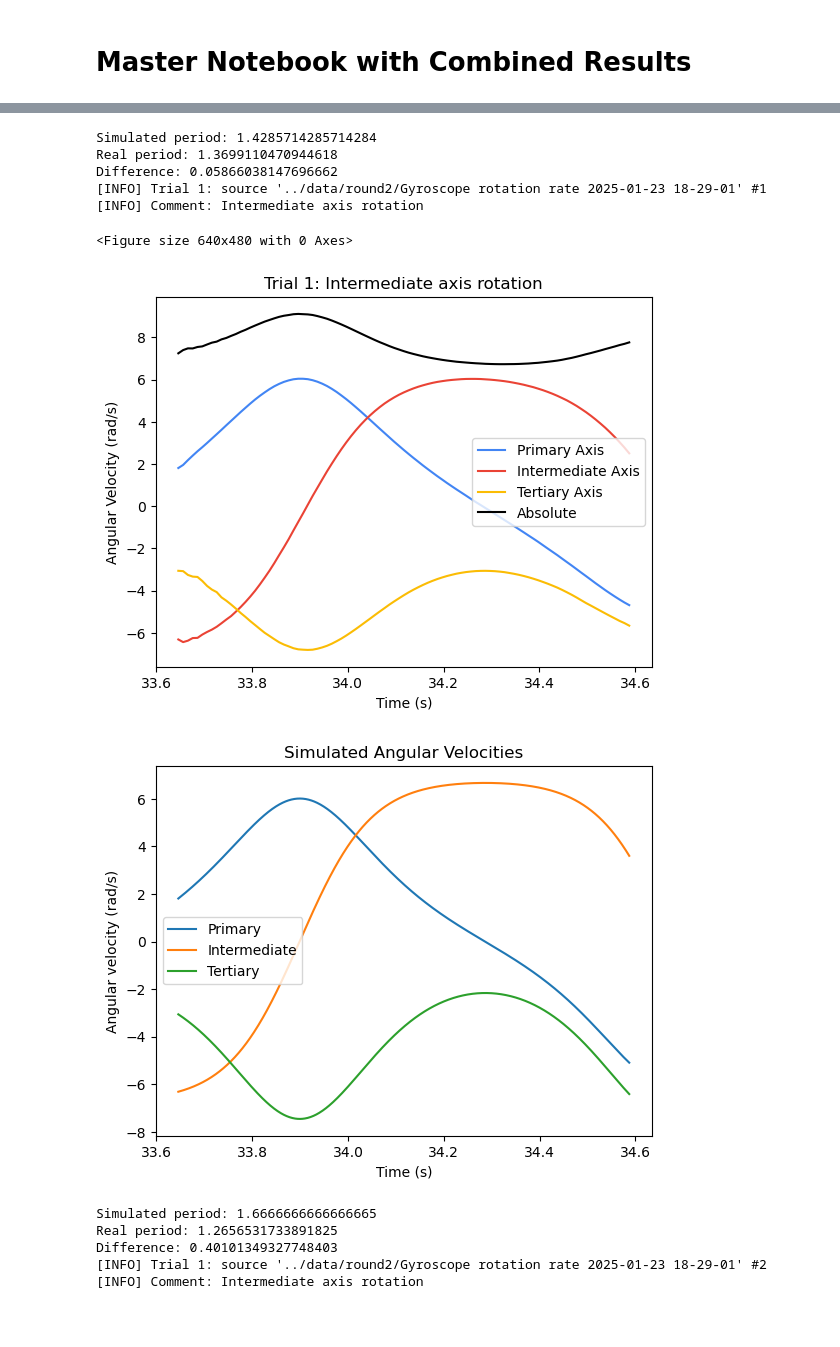
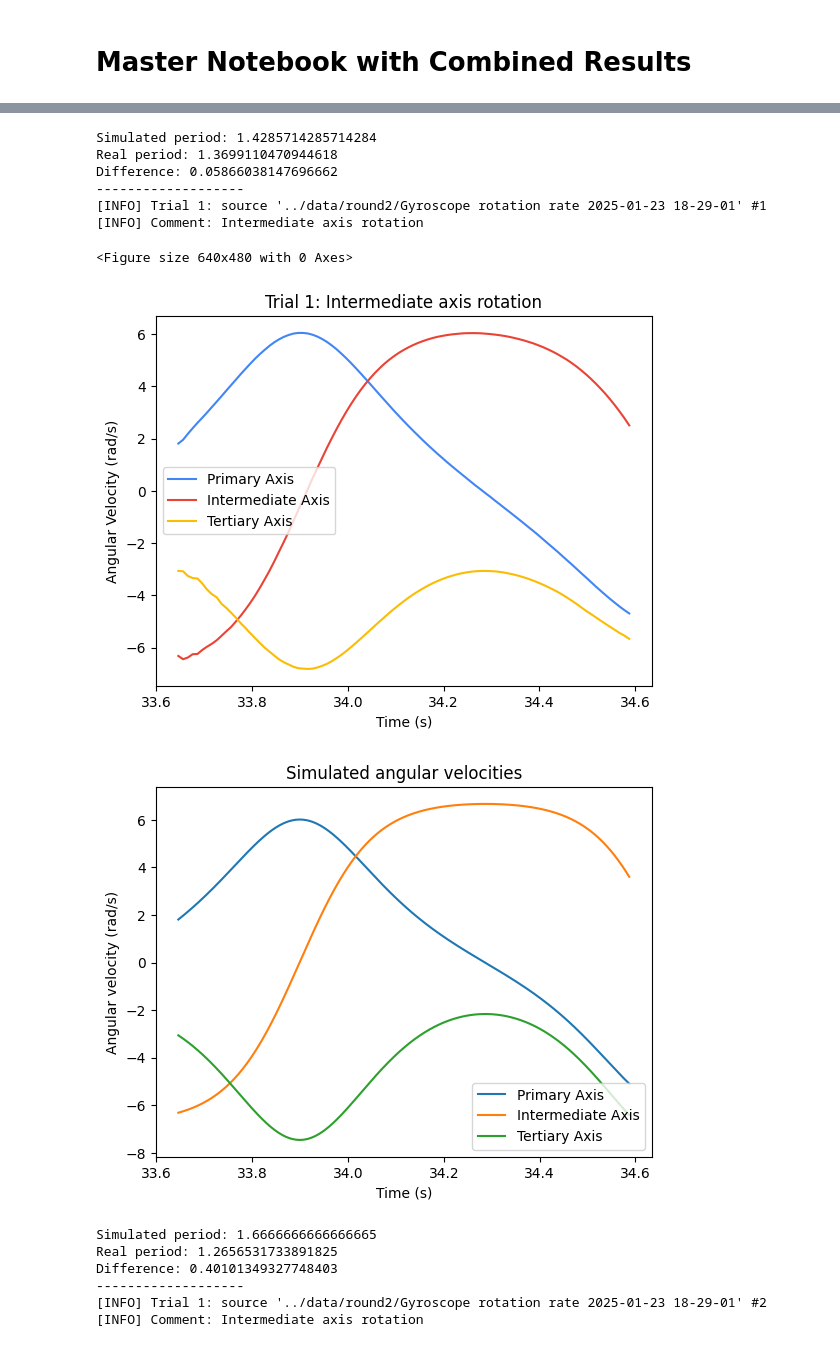
Before and after one commit to fbubbar/sci1-t2, a Jupyter notebook: analyse/combined.ipynb, the cells around one changed output, grey strips where cells are left out. Saved outputs shown, nothing was run; the diff lists cells and outputs as text; code cells hidden in the pictures; blank space fills up the shorter version.

Commit message:
several important changes (see desc)
use 1/x model for period -- it's actually the *frequency* that's linear!

clean up graph titles and a few other things

add histogram of relative errors

```diff
--- a/analyse/combined.ipynb
+++ b/analyse/combined.ipynb
@@ -72,3 +73,0 @@ tau = -0.04820528188718842 ± 0.025928400220383944
-# %%
-trials = filter_trials(trials, 1.1)
-print('Number of filtered trials:', len(trials))
@@ -113,0 +118,5 @@ Results for segment 30 of ../data/round4/Gyroscope rotation rate 2025-02-23 13-2
+# %%
+# remove trials where (max w1) or (max w3) exceeds (max w2) * threshold
+threshold = 1.1
+trials = filter_trials(trials, threshold)
+print('Trials remaining after filtering:', len(trials))
@@ -113,0 +125,6 @@ Results for segment 30 of ../data/round4/Gyroscope rotation rate 2025-02-23 13-2
+# %%
+period_data = point_trial_periods(trials, meta, plot_points=False)
+
+plot_speed_vs_period(period_data)
+
+fit_model(period_data)
@@ -114,12 +159,13 @@ Results for segment 30 of ../data/round4/Gyroscope rotation rate 2025-02-23 13-2
 # %%
 for index, trial in enumerate(trials[:5]):
-    plot_trials_w([trial], [meta[index]])
+    plot_trials_w([trial], [meta[index]], include_omega=False)
     simulate(trial, 0.001)
     num_sim_period = simulate_period(trial, 0.001)
     print('Simulated period:', num_sim_period)
     real_period = period_data.iloc[index]['T']
     print('Real period:', real_period)
     print('Difference:', num_sim_period - real_period)
+    print('-------------------')
 # %% [output]
 [INFO] Trial 1: source '../data/round2/Gyroscope rotation rate 2025-01-23 18-29-01' #0
 [INFO] Comment: Intermediate axis rotation
@@ -129,14 +175,16 @@ for index, trial in enumerate(trials[:5]):
 Simulated period: 1.4285714285714284
 Real period: 1.3699110470944618
 Difference: 0.05866038147696662
+-------------------
 [INFO] Trial 1: source '../data/round2/Gyroscope rotation rate 2025-01-23 18-29-01' #1
 [INFO] Comment: Intermediate axis rotation
 <Figure size 640x480 with 0 Axes>
-[figure, old version]
+[figure, new version]
-[figure, old version]
+[figure, new version]
 Simulated period: 1.6666666666666665
 Real period: 1.2656531733891825
 Difference: 0.40101349327748403
+-------------------
 [INFO] Trial 1: source '../data/round2/Gyroscope rotation rate 2025-01-23 18-29-01' #2
 [INFO] Comment: Intermediate axis rotation
 <Figure size 640x480 with 0 Axes>
```
Also changed, not shown: parts of 19 cells of this notebook, 3 other files.
